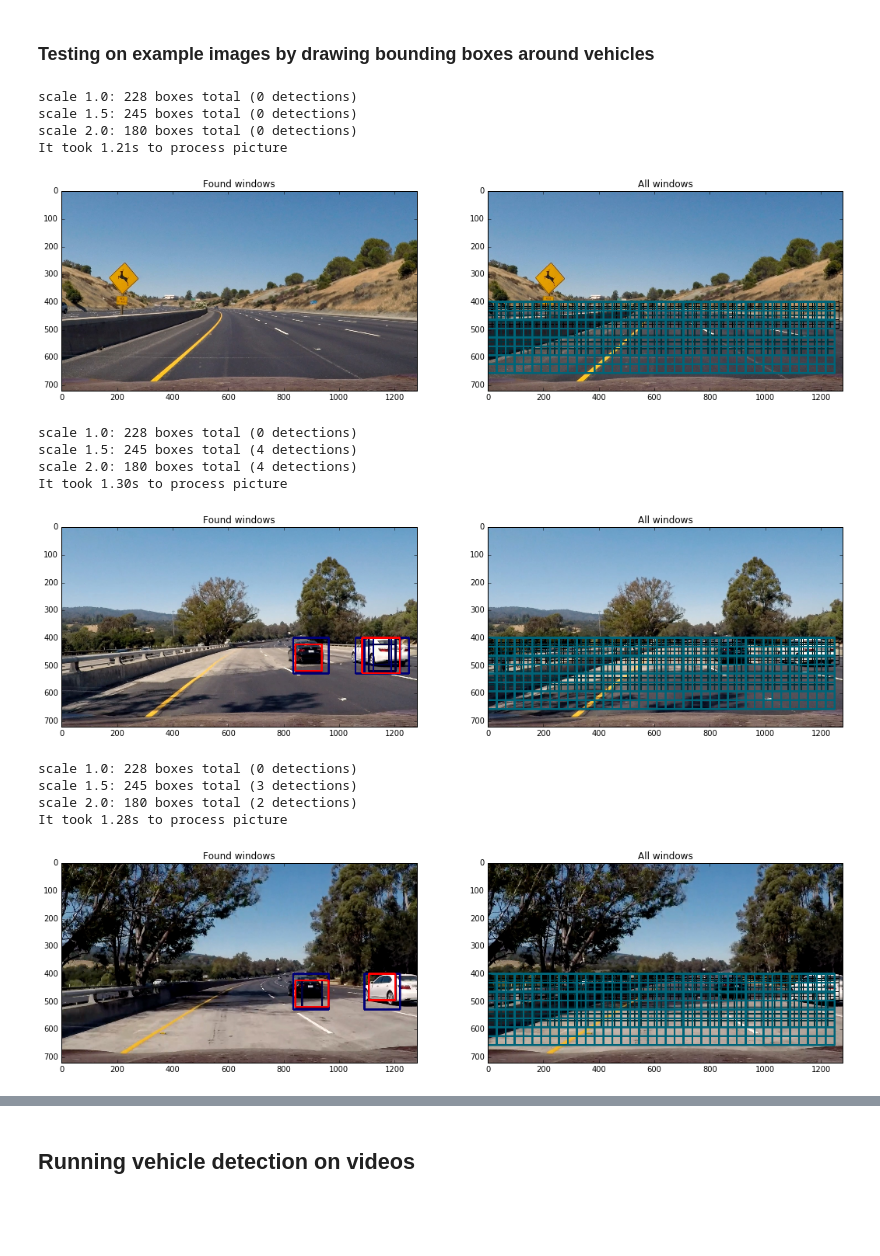
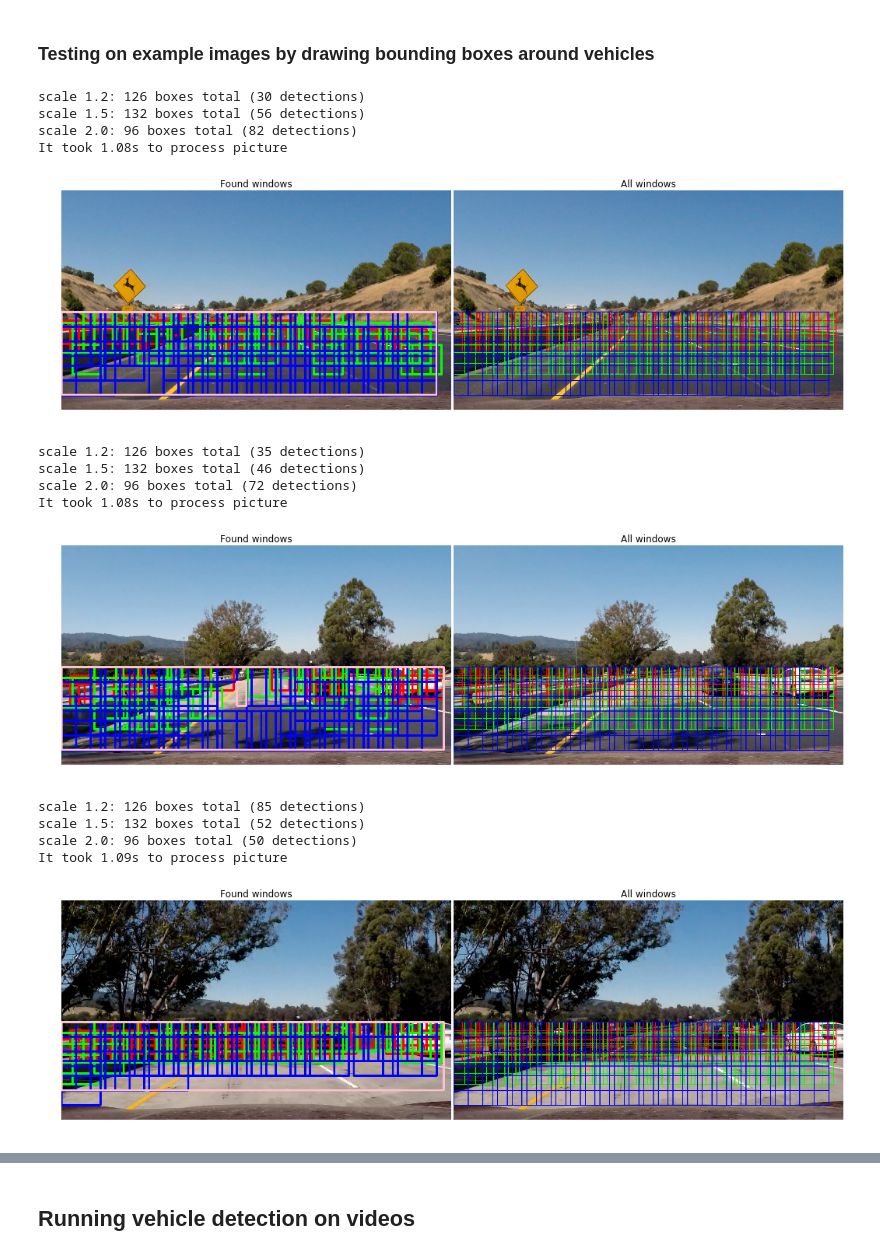
Before and after one commit to da-phil/SDC-vehicle-detection-and-tracking, a Jupyter notebook: vehicle_detection_and_tracking.ipynb, the cells around one changed output, grey strips where cells are left out. Cells and saved outputs as stored; diff of their text form; code cells hidden in the pictures; blank space fills up the shorter version.

Commit message:
added images for writeup

```diff
--- a/vehicle_detection_and_tracking.ipynb
+++ b/vehicle_detection_and_tracking.ipynb
@@ -607,0 +658,10 @@ It took 52.67 seconds to train SGDClassifier...
+# %%
+from sklearn.ensemble import BaggingClassifier
+from sklearn.multiclass import OneVsRestClassifier
+n_estimators = 5
+clf2 = OneVsRestClassifier(BaggingClassifier(LinearSVC(C=1.0, class_weight="balanced"), n_jobs=-1,
+                                             max_samples=1.0 / n_estimators, n_estimators=n_estimators))
+t=time.time()
+clf2.fit(X_train, y_train)
+t2 = time.time()
+print("It took {:0.2f} seconds to train BaggingClassifier...".format(t2-t))
@@ -672,7 +738,7 @@ for idx in car_indexes:
     plt.imshow(car_image)
     plt.show()
     print(svc.predict(car_features[idx].reshape(1,-1)), clf.predict(car_features[idx].reshape(1,-1)),
-          svc_rbf.predict(car_features[idx].reshape(1,-1)))
+          clf2.predict(car_features[idx].reshape(1,-1)))
 
 for idx in notcar_indexes:
     notcar_image = mpimg.imread(images_notcars[idx])
@@ -680,5 +746,5 @@ for idx in notcar_indexes:
     plt.imshow(notcar_image)
     plt.show()
     print(svc.predict(notcar_features[idx].reshape(1,-1)), clf.predict(notcar_features[idx].reshape(1,-1)),
-          svc_rbf.predict(notcar_features[idx].reshape(1,-1)))
+          clf2.predict(notcar_features[idx].reshape(1,-1)))
 # %% [output]
@@ -699,53 +765,54 @@ for idx in notcar_indexes:
 ### Testing on example images by drawing bounding boxes around vehicles
 # %%
 # Min and max in y to search in slide_window()
-y_start_stop = [[400, 520], [400, 620], [400, 700]]
-scales      =  [1.0       , 1.5       , 2.0       ]
-
+y_start_stop = [[400, 560], [400, 620], [400, 720]]
+scales       =  [1.2      , 1.5       , 2.0      ]
+colors       =  [(255,0,0), (0,255,0) , (0,0,255)]
 image_names = glob.glob(path_test_imgs+"*.jpg")
 
 for image_name in image_names:
     image = mpimg.imread(image_name)
     if image_name.endswith(".png"):
         image = image * 255.0
         image = image.astype(np.uint8)
 
     out_img = np.copy(image)
     out_img_all = np.copy(image)
     bboxes_list = []
     time1 = time.time()
-    for i, (scale, y_range) in enumerate(zip(scales, y_start_stop)):
-        bboxes, all_bboxes = find_cars(out_img, colorspace, y_range, scale, clf, X_scaler, orient, pix_per_cell, cell_per_block,
-                                       spatial_size, hist_bins, cells_per_step=2)
+    for i, (color, scale, y_range) in enumerate(zip(colors, scales, y_start_stop)):
+        bboxes, all_bboxes = find_cars(out_img, colorspace, y_range, scale, svc, X_scaler, orient, pix_per_cell, cell_per_block,
+                                       spatial_size, hist_bins, spatial_feat=True, hist_feat=True, cells_per_step=3)
         print("scale %.1f: %d boxes total (%d detections)" % (scale, len(all_bboxes), len(bboxes)))
         bboxes_list.extend(bboxes)
-        out_img = draw_boxes(bboxes=bboxes, img=out_img, color=(0,0,i*60))
-        out_img_all = draw_boxes(bboxes=all_bboxes, img=out_img_all, color=(0,i*50,i*60), thick=(i+1)*2)
+        out_img = draw_boxes(bboxes=bboxes, img=out_img, color=color)
+        out_img_all = draw_boxes(bboxes=all_bboxes, img=out_img_all, color=color, thick=2)
 
-    out_img = heatmap_filter(out_img, bboxes_list, thres=1.0, heat_clip=(0, 255), color=(255,0,0))
+    out_img = heatmap_filter(out_img, bboxes_list, thres=1.0, heat_clip=(0, 255), color=(255,192,203))
     time2 = time.time()
     print("It took {:.2f}s to process picture".format(time2-time1))
-    fig = plt.figure(figsize=(18,9))
-    plt.subplot(121)
-    plt.title("Found windows")
-    plt.imshow(out_img)
-    plt.subplot(122)
-    plt.title("All windows")
-    plt.imshow(out_img_all)
+    fig, axs = plt.subplots(1, 2, figsize=(18,14))
+    fig.subplots_adjust(hspace = .004, wspace=.008)
+    axs[0].set_title("Found windows")
+    axs[0].imshow(out_img)
+    axs[0].axis("off")
+    axs[1].set_title("All windows")
+    axs[1].imshow(out_img_all)
+    axs[1].axis("off")
     plt.show()
 # %% [output]
-scale 1.0: 228 boxes total (0 detections)
-scale 1.5: 245 boxes total (0 detections)
-scale 2.0: 180 boxes total (0 detections)
-It took 1.21s to process picture
+scale 1.2: 126 boxes total (30 detections)
+scale 1.5: 132 boxes total (56 detections)
+scale 2.0: 96 boxes total (82 detections)
+It took 1.08s to process picture
-[figure, old version]
+[figure, new version]
-scale 1.0: 228 boxes total (0 detections)
-scale 1.5: 245 boxes total (4 detections)
-scale 2.0: 180 boxes total (4 detections)
-It took 1.30s to process picture
+scale 1.2: 126 boxes total (35 detections)
+scale 1.5: 132 boxes total (46 detections)
+scale 2.0: 96 boxes total (72 detections)
+It took 1.08s to process picture
-[figure, old version]
+[figure, new version]
-scale 1.0: 228 boxes total (0 detections)
-scale 1.5: 245 boxes total (3 detections)
-scale 2.0: 180 boxes total (2 detections)
-It took 1.28s to process picture
+scale 1.2: 126 boxes total (85 detections)
+scale 1.5: 132 boxes total (52 detections)
+scale 2.0: 96 boxes total (50 detections)
+It took 1.09s to process picture
-[figure, old version]
+[figure, new version]
```
Also changed, not shown: parts of 18 cells of this notebook, 2 other files.
